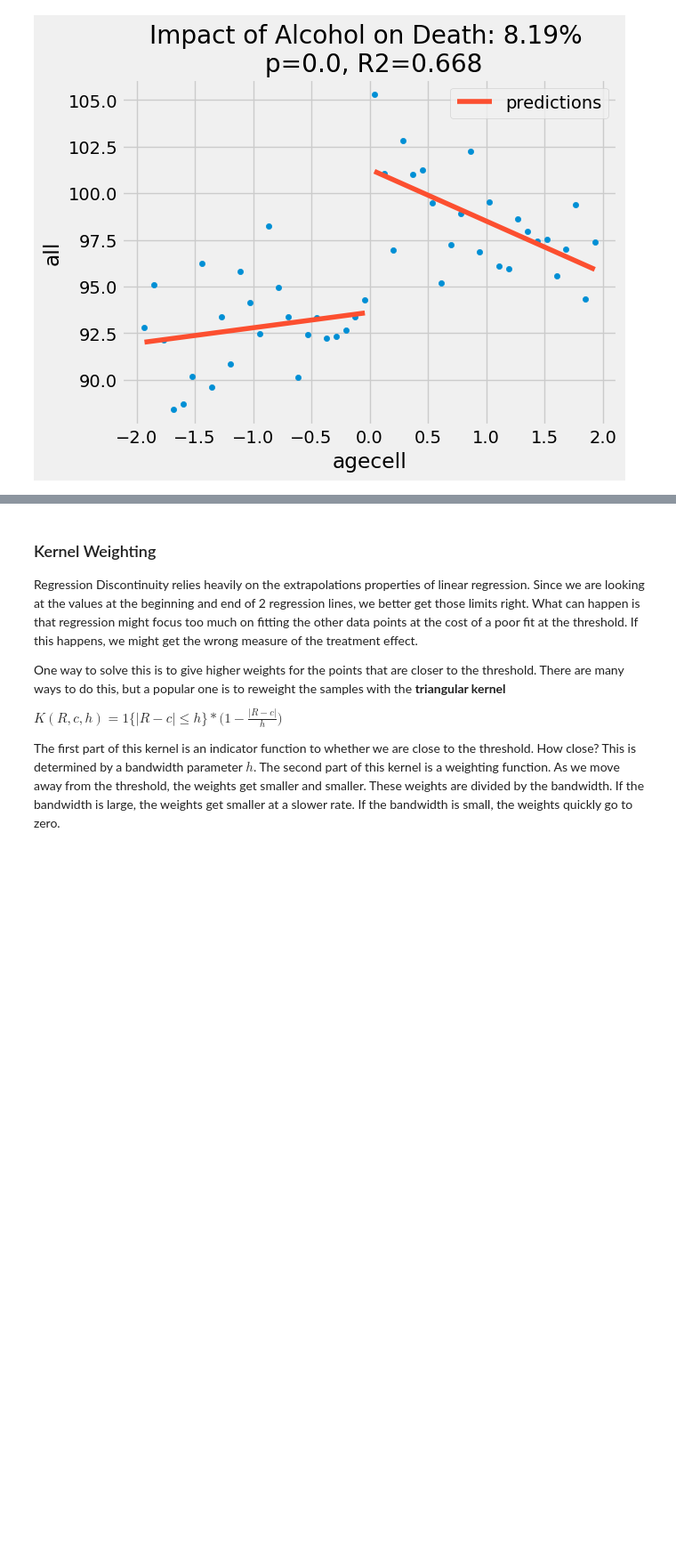
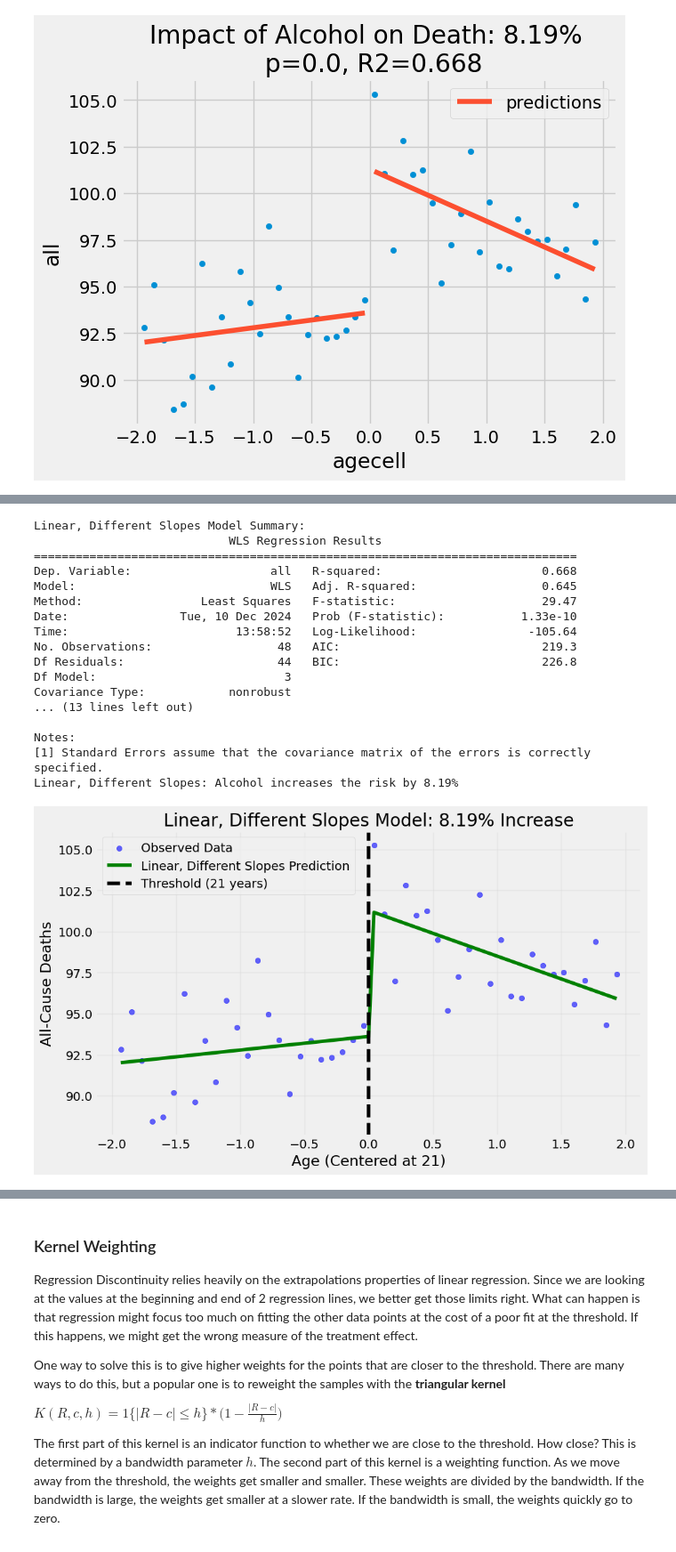
Before and after one commit to YIQISHENG/QM2, a Jupyter notebook: notebooks/W10_regression_discontinuity.ipynb, the cells around one changed output, grey strips where cells are left out. Shown at 89% size. Cells and saved outputs as stored; diff of their text form; code cells hidden in the pictures; blank space fills up the shorter version.

```diff
--- a/notebooks/W10_regression_discontinuity.ipynb
+++ b/notebooks/W10_regression_discontinuity.ipynb
@@ -315 +279,39 @@ Quadratic, Different Slopes: 0.6820789839088837
+# %%
+# Linear, Different Slopes Model
+model_linear_diff = smf.wls("all ~ agecell + threshold + agecell:threshold", rdd_df).fit()
+print("Linear, Different Slopes Model Summary:")
+print(model_linear_diff.summary())
+
+ate_linear_diff = (model_linear_diff.params["threshold"] / model_linear_diff.params["Intercept"]) * 100
+print(f"Linear, Different Slopes: Alcohol increases the risk by {np.round(ate_linear_diff, 2)}%")
+
+plt.figure(figsize=(10, 6))
+plt.scatter(rdd_df["agecell"], rdd_df["all"], label="Observed Data", color="blue", alpha=0.6)
+plt.plot(rdd_df["agecell"], model_linear_diff.predict(rdd_df), label="Linear, Different Slopes Prediction", color="green")
+plt.axvline(x=0, color="black", linestyle="--", label="Threshold (21 years)")
+plt.title(f"Linear, Different Slopes Model: {np.round(ate_linear_diff, 2)}% Increase")
+plt.xlabel("Age (Centered at 21)")
+plt.ylabel("All-Cause Deaths")
+plt.legend()
+plt.grid(alpha=0.3)
+plt.show()
+# %% [output]
+Linear, Different Slopes Model Summary:
+                            WLS Regression Results
+==============================================================================
+Dep. Variable:                    all   R-squared:                       0.668
+Model:                            WLS   Adj. R-squared:                  0.645
+Method:                 Least Squares   F-statistic:                     29.47
+Date:                Tue, 10 Dec 2024   Prob (F-statistic):           1.33e-10
+Time:                        13:58:52   Log-Likelihood:                -105.64
+No. Observations:                  48   AIC:                             219.3
+Df Residuals:                      44   BIC:                             226.8
+Df Model:                           3
+Covariance Type:            nonrobust
+... (13 lines left out)
+
+Notes:
+[1] Standard Errors assume that the covariance matrix of the errors is correctly specified.
+Linear, Different Slopes: Alcohol increases the risk by 8.19%
+[figure, added]
 # %% [markdown]
```
Also changed, not shown: parts of 7 cells of this notebook.
